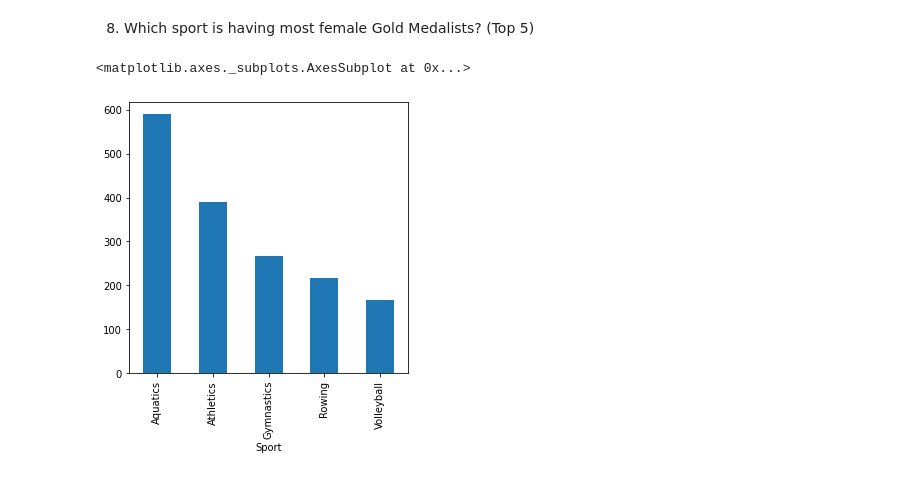
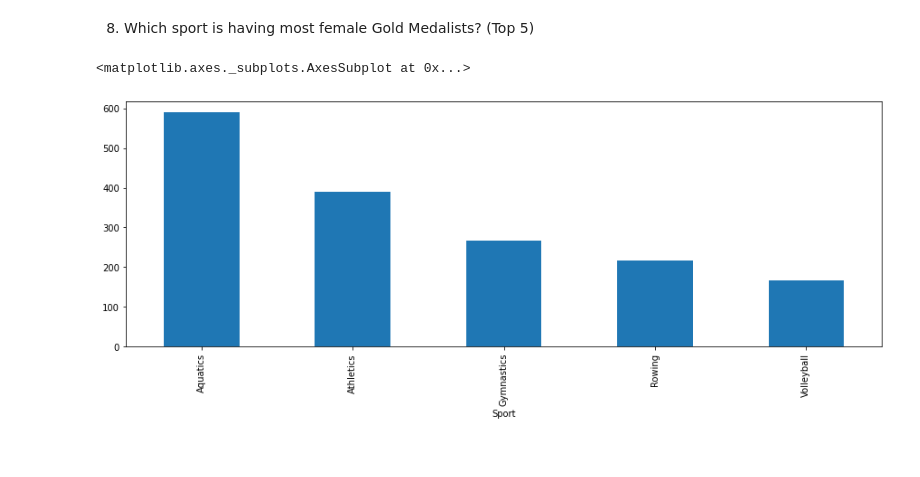
Before and after one commit to TechSpiritSS/Summer-Olympics, a Jupyter notebook: Summer.ipynb, the cells around one changed output. Saved outputs shown, nothing was run; the diff lists cells and outputs as text; code cells hidden in the pictures.

```diff
--- a/Summer.ipynb
+++ b/Summer.ipynb
@@ -86,7 +86,7 @@ pd.DataFrame(data,columns = ['Event','Frequencies']).sort_values(by='Frequencies
 # %%
 gold = df[df['Medal']=='Gold']
 femaleGold = gold[gold['Gender']=='Women'].groupby('Sport').count().sort_values(['Medal'],ascending=False)
-femaleGold['Medal'].head().plot(x = 'Sport', y = 'Medal', kind = 'bar', figsize = (5,5))
+femaleGold['Medal'].head().plot(x = 'Sport', y = 'Medal', kind = 'bar', figsize = (15,5))
 # %% [output]
 <matplotlib.axes._subplots.AxesSubplot at 0x...>
-[figure, old version]
+[figure, new version]
```
